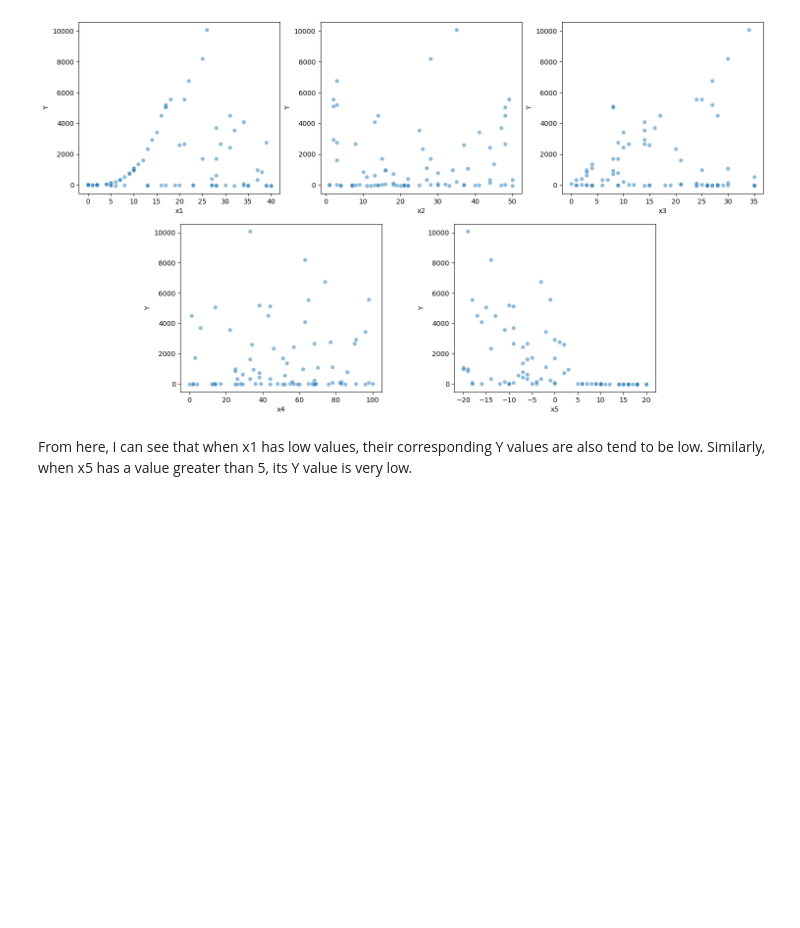
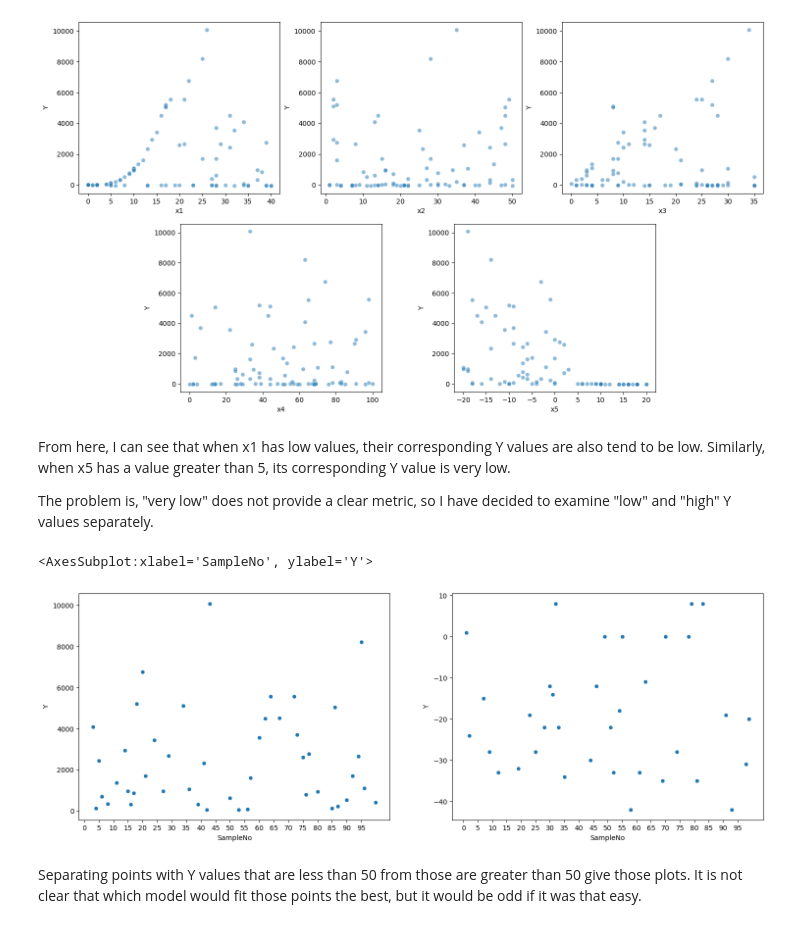
Before and after one commit to DefinitelyVixon/CE475-Project, a Jupyter notebook: Project.ipynb, the cells around one changed output. Drawn from its saved outputs; the diff is of its cells as text; code cells hidden in the pictures; blank space fills up the shorter version.

Commit message:
Taking a clear look at sample points with their Y values and how they look in different margins.

```diff
--- a/Project.ipynb
+++ b/Project.ipynb
@@ -40,4 +38,25 @@ scatter_plot_predictors(train_set, train_set['Y'], sns.scatterplot, predictors)
 # %% [output]
 [figure]
 # %% [markdown]
-From here, I can see that when x1 has low values, their corresponding Y values are also tend to be low. Similarly, when x5 has a value greater than 5, its Y value is very low.
+From here, I can see that when x1 has low values, their corresponding Y values are also tend to be low. Similarly,
+when x5 has a value greater than 5, its corresponding Y value is very low.
+
+The problem is, "very low" does not provide a clear metric, so I have decided to examine "low" and "high" Y values separately.
+# %%
+fig, axes = plt.subplots(1, 2, figsize=(18, 6))
+plt.setp(axes, xticks=np.arange(0, 100, 5))
+
+limit = 50
+lt_limit = train_set.copy()
+lt_limit.drop(lt_limit[lt_limit['Y'] <= limit].index, inplace=True)
+gt_limit = train_set.copy()
+gt_limit.drop(gt_limit[gt_limit['Y'] > limit].index, inplace=True)
+
+sns.scatterplot(ax=axes[0], x=lt_limit['SampleNo'], y=lt_limit['Y'])
+sns.scatterplot(ax=axes[1], x=gt_limit['SampleNo'], y=gt_limit['Y'])
+# %% [output]
+<AxesSubplot:xlabel='SampleNo', ylabel='Y'>
+[figure, added]
+# %% [markdown]
+Separating points with Y values that are less than 50 from those are greater than 50 give those plots. It is not clear
+that which model would fit those points the best, but it would be odd if it was that easy.
```
Also changed, not shown: parts of 3 cells of this notebook.
